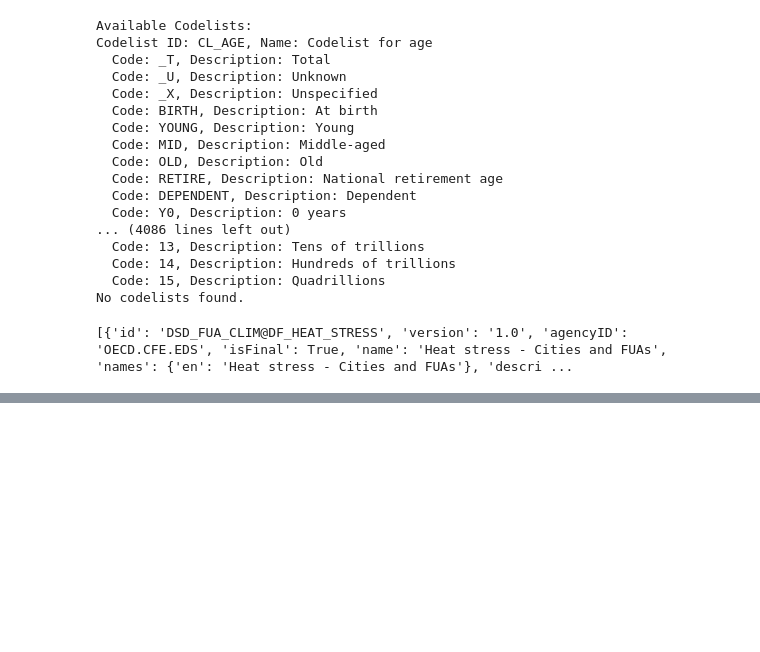
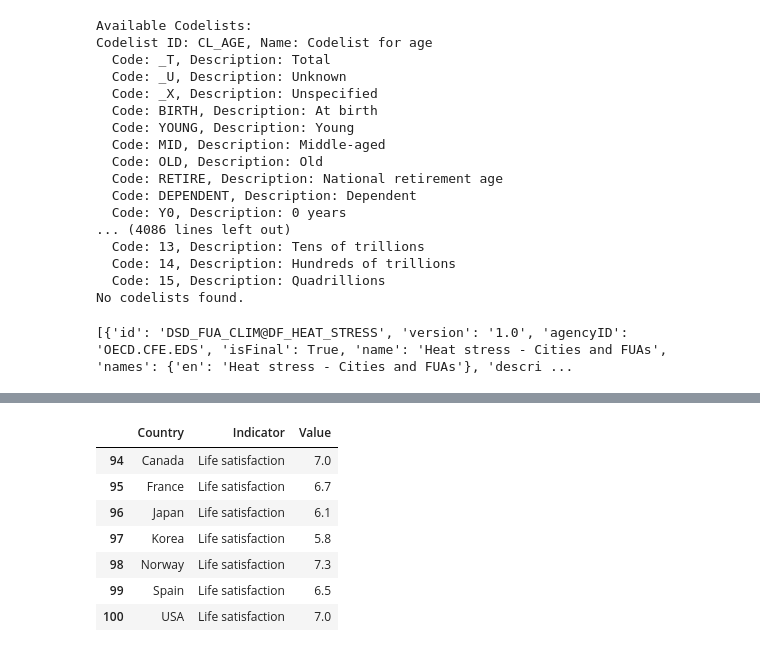
Before and after one commit to julia-sam/30-chart-challenge, a Jupyter notebook: 30_chart_challenge.ipynb, the cells around one changed output, grey strips where cells are left out. Saved outputs shown, nothing was run; the diff lists cells and outputs as text; code cells hidden in the pictures; blank space fills up the shorter version.

```diff
--- a/30_chart_challenge.ipynb
+++ b/30_chart_challenge.ipynb
@@ -521,0 +516,2 @@ plt.show()
+# %%
+api_url_bli = 'https://sdmx.oecd.org/archive/rest/dataflow/OECD/DF_BLI/?references=all'
@@ -521,0 +733,22 @@ plt.show()
+# %%
+country_idx_map = {0: 'Canada', 1: 'France', 2: 'Japan', 3: 'Korea', 4: 'Norway', 5: 'Spain', 6: 'USA'}
+indicator_idx_map = {idx: name for idx, name in enumerate(indicator_mapping.values())}
+
+data_list_final = []
+
+for key, value in observations.items():
+    country_idx, indicator_idx, *_ = map(int, key.split(':'))
+
+    country_name = country_idx_map.get(country_idx, 'Unknown Country')
+    indicator_name = indicator_idx_map.get(indicator_idx, 'Unknown Indicator')
+
+    observation_value = value[0]
+
+    data_list_final.append({
+        'Country': country_name,
+        'Indicator': indicator_name,
+        'Value': observation_value
+    })
+
+bli_df_final = pd.DataFrame(data_list_final)
+bli_df_final.head()
@@ -521,0 +790,11 @@ plt.show()
+# %%
+life_satisfaction_data
+# %% [output]
+|  | Country | Indicator | Value |
+| 94 | Canada | Life satisfaction | 7.0 |
+| 95 | France | Life satisfaction | 6.7 |
+| 96 | Japan | Life satisfaction | 6.1 |
+| 97 | Korea | Life satisfaction | 5.8 |
+| 98 | Norway | Life satisfaction | 7.3 |
+| 99 | Spain | Life satisfaction | 6.5 |
+| 100 | USA | Life satisfaction | 7.0 |
```
Also changed, not shown: parts of 20 cells of this notebook.
